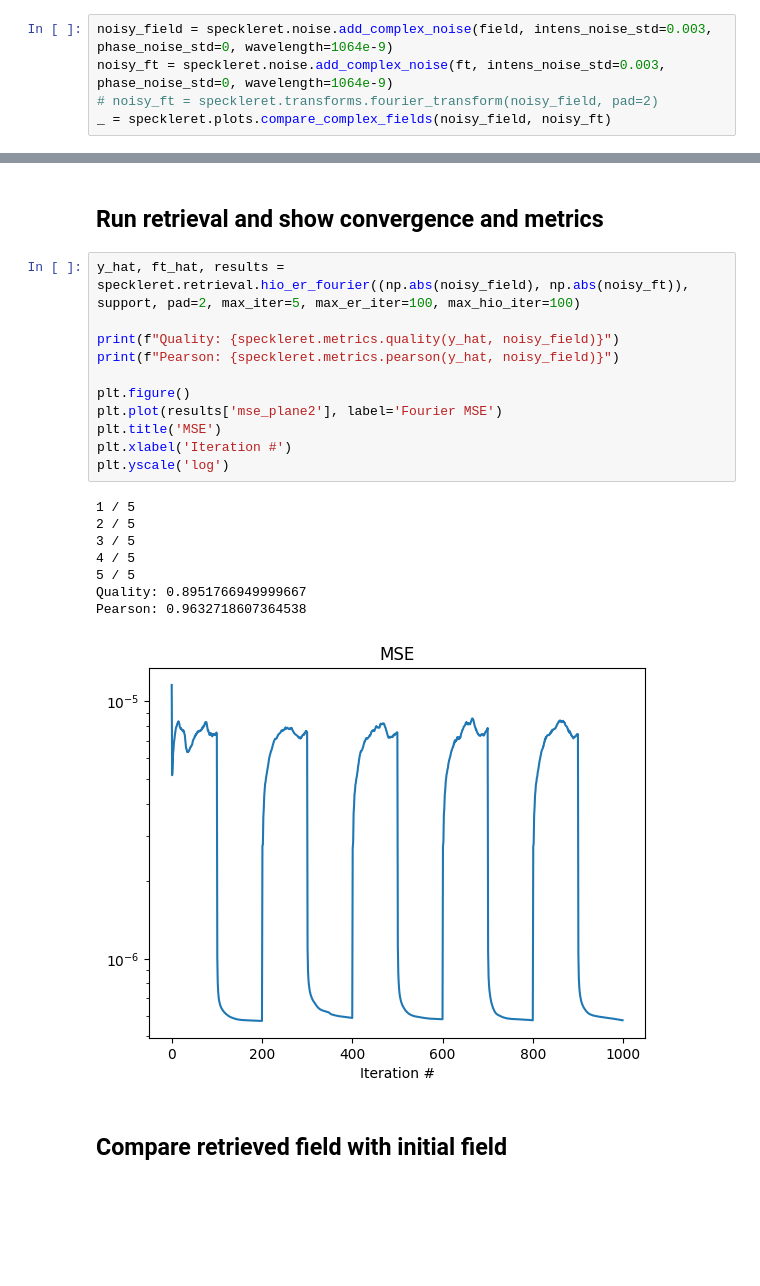
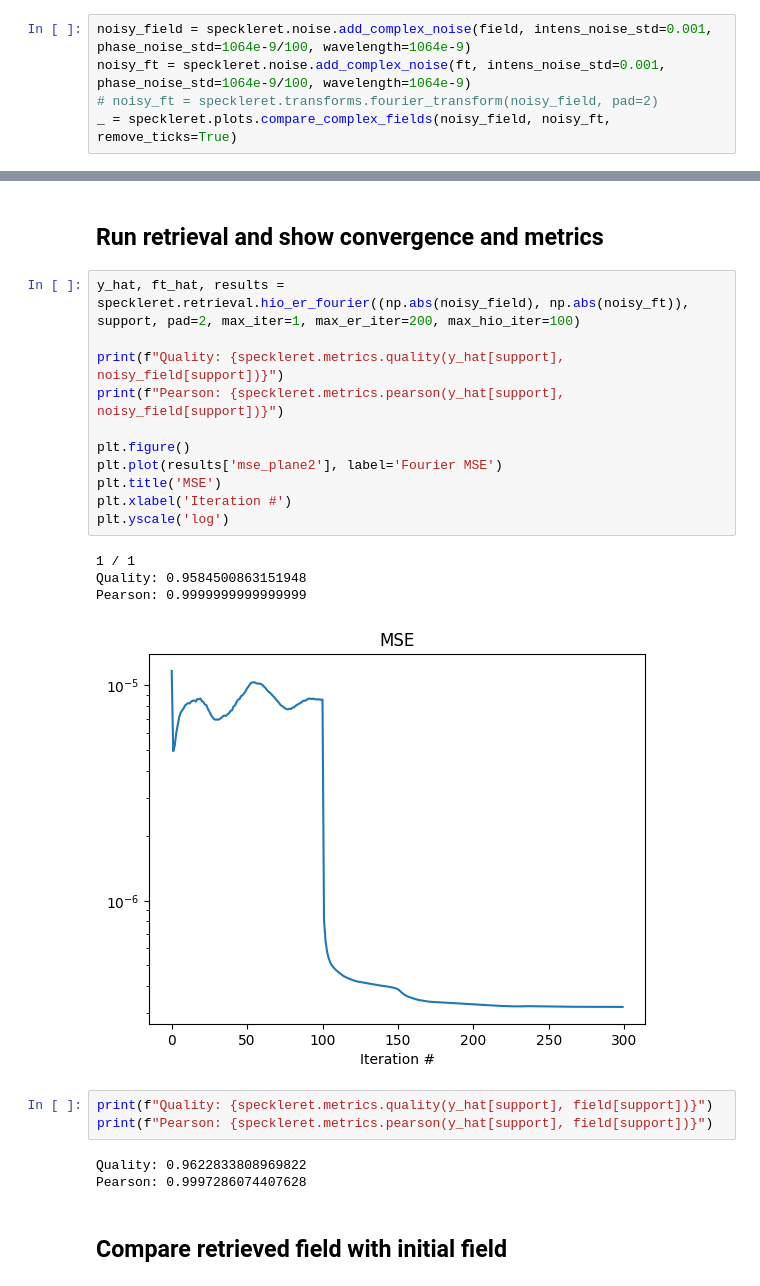
Before and after one commit to jysru/Speckle-Retrieval, a Jupyter notebook: notebooks/check_noise.ipynb, the cells around one changed output, grey strips where cells are left out. Cells and saved outputs as stored; diff of their text form; blank space fills up the shorter version.

```diff
--- a/notebooks/check_noise.ipynb
+++ b/notebooks/check_noise.ipynb
@@ -18,8 +18,8 @@ _ = speckleret.plots.compare_complex_fields(field, ft)
 # %% [markdown]
 ## Generate a noisy field
 # %%
-noisy_field = speckleret.noise.add_complex_noise(field, intens_noise_std=0.003, phase_noise_std=0, wavelength=1064e-9)
-noisy_ft = speckleret.noise.add_complex_noise(ft, intens_noise_std=0.003, phase_noise_std=0, wavelength=1064e-9)
+noisy_field = speckleret.noise.add_complex_noise(field, intens_noise_std=0.001, phase_noise_std=1064e-9/100, wavelength=1064e-9)
+noisy_ft = speckleret.noise.add_complex_noise(ft, intens_noise_std=0.001, phase_noise_std=1064e-9/100, wavelength=1064e-9)
 # noisy_ft = speckleret.transforms.fourier_transform(noisy_field, pad=2)
-_ = speckleret.plots.compare_complex_fields(noisy_field, noisy_ft)
+_ = speckleret.plots.compare_complex_fields(noisy_field, noisy_ft, remove_ticks=True)
 # %% [output]
@@ -35,25 +40,27 @@ _ = speckleret.plots.complex_imshow(supported_field)
 # %% [markdown]
 ## Run retrieval and show convergence and metrics
 # %%
-y_hat, ft_hat, results = speckleret.retrieval.hio_er_fourier((np.abs(noisy_field), np.abs(noisy_ft)), support, pad=2, max_iter=5, max_er_iter=100, max_hio_iter=100)
+y_hat, ft_hat, results = speckleret.retrieval.hio_er_fourier((np.abs(noisy_field), np.abs(noisy_ft)), support, pad=2, max_iter=1, max_er_iter=200, max_hio_iter=100)
 
-print(f"Quality: {speckleret.metrics.quality(y_hat, noisy_field)}")
-print(f"Pearson: {speckleret.metrics.pearson(y_hat, noisy_field)}")
+print(f"Quality: {speckleret.metrics.quality(y_hat[support], noisy_field[support])}")
+print(f"Pearson: {speckleret.metrics.pearson(y_hat[support], noisy_field[support])}")
 
 plt.figure()
 plt.plot(results['mse_plane2'], label='Fourier MSE')
 plt.title('MSE')
 plt.xlabel('Iteration #')
 plt.yscale('log')
 # %% [output]
-1 / 5
-2 / 5
-3 / 5
-4 / 5
-5 / 5
-Quality: 0.8951766949999667
-Pearson: 0.9632718607364538
+1 / 1
+Quality: 0.9584500863151948
+Pearson: 0.9999999999999999
-[figure, old version]
+[figure, new version]
+# %%
+print(f"Quality: {speckleret.metrics.quality(y_hat[support], field[support])}")
+print(f"Pearson: {speckleret.metrics.pearson(y_hat[support], field[support])}")
+# %% [output]
+Quality: 0.9622833808969822
+Pearson: 0.9997286074407628
 # %% [markdown]
 ## Compare retrieved field with initial field
 # %%
```
Also changed, not shown: parts of 4 cells of this notebook, 2 other files.
